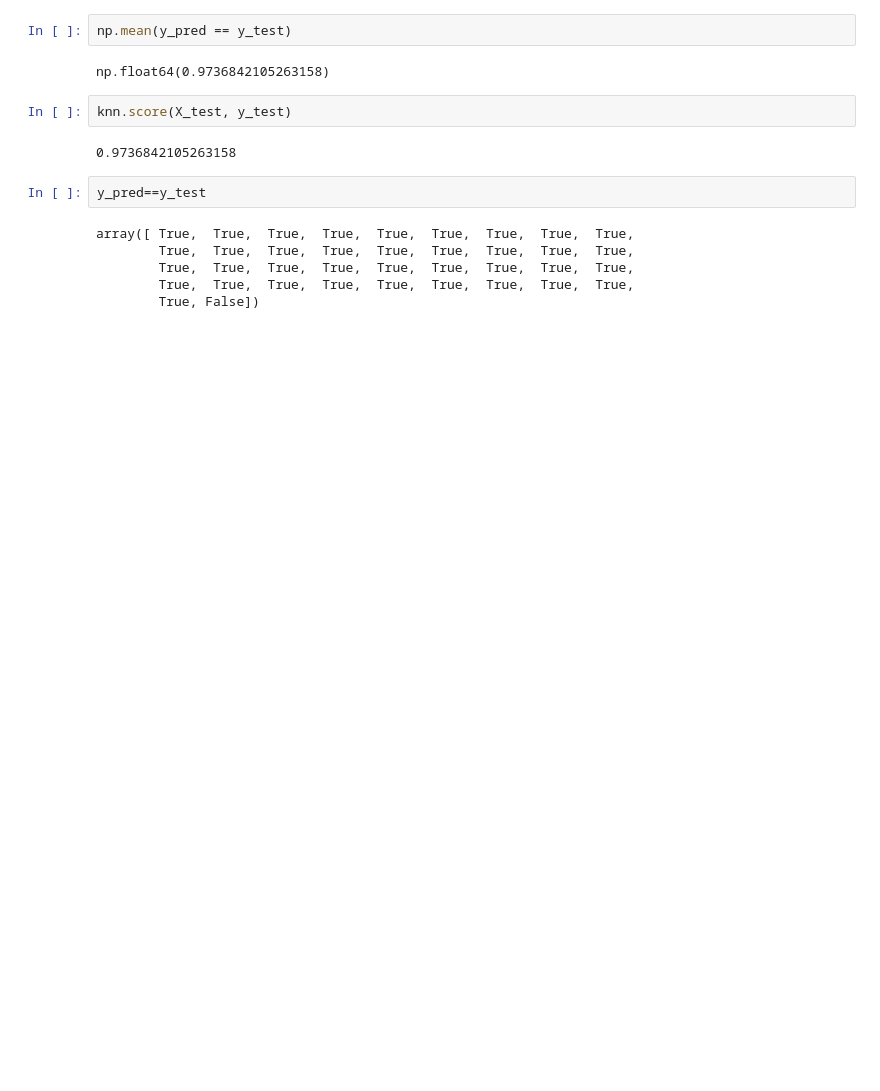
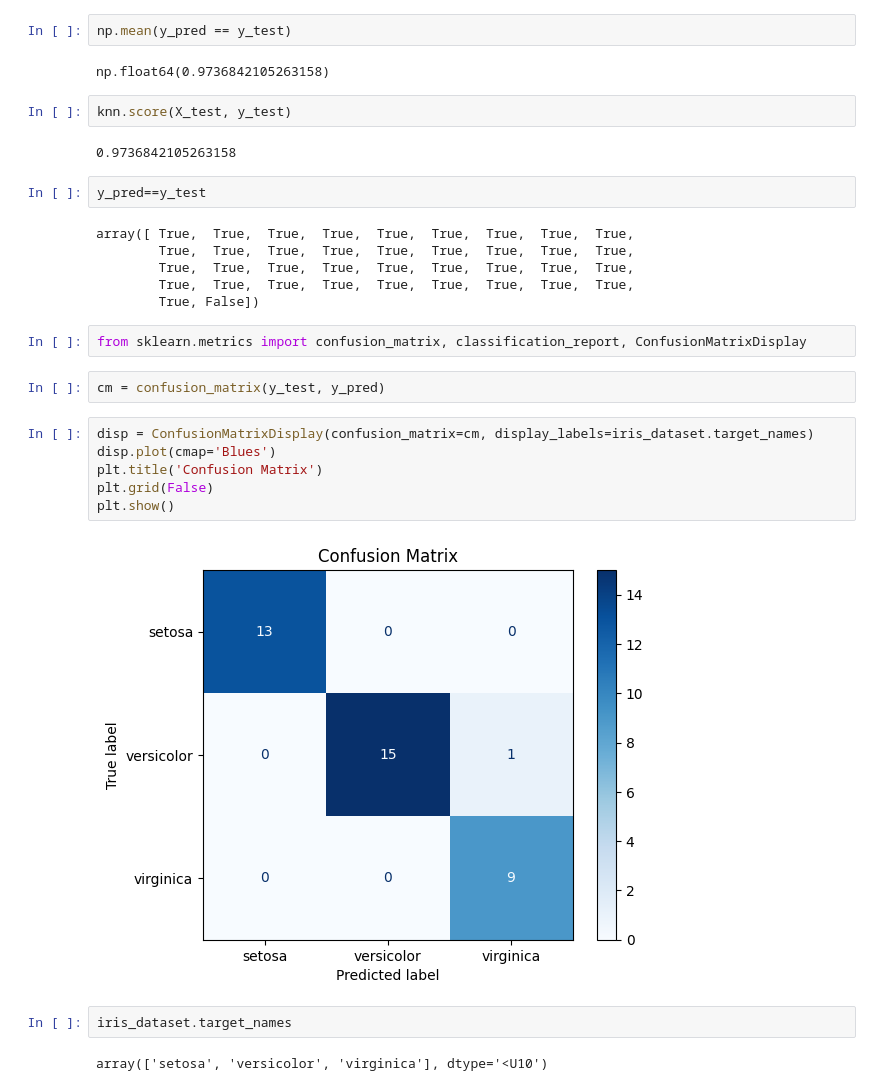
Before and after one commit to w3aarush/deep-learning, a Jupyter notebook: IRIS_KNN_Classification.ipynb, the cells around one changed output. Cells and saved outputs as stored; diff of their text form; blank space fills up the shorter version.

```diff
--- a/IRIS_KNN_Classification.ipynb
+++ b/IRIS_KNN_Classification.ipynb
@@ -255,3 +255,19 @@ array([ True,  True,  True,  True,  True,  True,  True,  True,  True,
         True,  True,  True,  True,  True,  True,  True,  True,  True,
         True,  True,  True,  True,  True,  True,  True,  True,  True,
         True, False])
+# %%
+from sklearn.metrics import confusion_matrix, classification_report, ConfusionMatrixDisplay
+# %%
+cm = confusion_matrix(y_test, y_pred)
+# %%
+disp = ConfusionMatrixDisplay(confusion_matrix=cm, display_labels=iris_dataset.target_names)
+disp.plot(cmap='Blues')
+plt.title('Confusion Matrix')
+plt.grid(False)
+plt.show()
+# %% [output]
+[figure, added]
+# %%
+iris_dataset.target_names
+# %% [output]
+array(['setosa', 'versicolor', 'virginica'], dtype='<U10')
```
Also changed, not shown: parts of 1 cell of this notebook.
